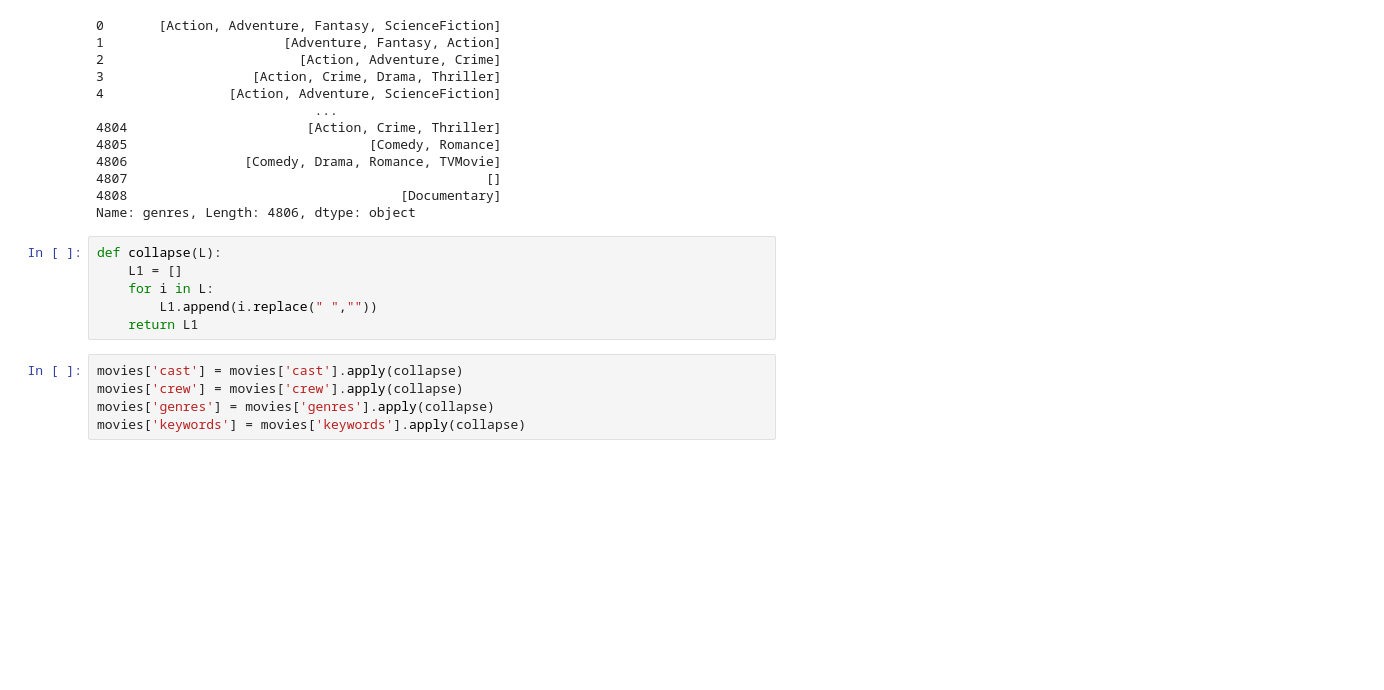
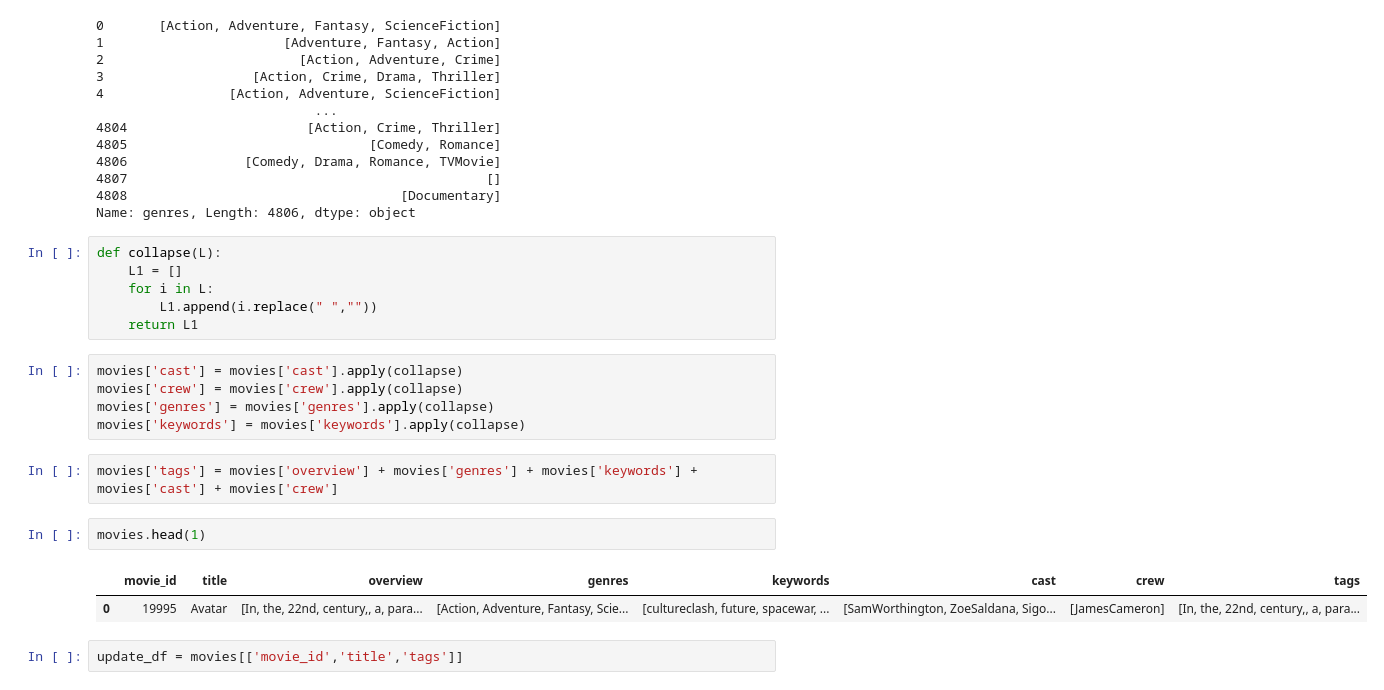
Before and after one commit to antussa2016/datascience_projects, a Jupyter notebook: recomendent_system.ipynb, the cells around one changed output. Drawn from its saved outputs; the diff is of its cells as text; blank space fills up the shorter version.

```diff
--- a/recomendent_system.ipynb
+++ b/recomendent_system.ipynb
@@ -168,3 +168,12 @@ movies['cast'] = movies['cast'].apply(collapse)
 movies['crew'] = movies['crew'].apply(collapse)
 movies['genres'] = movies['genres'].apply(collapse)
 movies['keywords'] = movies['keywords'].apply(collapse)
+# %%
+movies['tags'] = movies['overview'] + movies['genres'] + movies['keywords'] + movies['cast'] + movies['crew']
+# %%
+movies.head(1)
+# %% [output]
+|  | movie_id | title | overview | genres | keywords | cast | crew | tags |
+| 0 | 19995 | Avatar | [In, the, 22nd, century,, a, para... | [Action, Adventure, Fantasy, Scie... | [cultureclash, future, spacewar, ... | [SamWorthington, ZoeSaldana, Sigo... | [JamesCameron] | [In, the, 22nd, century,, a, para... |
+# %%
+update_df = movies[['movie_id','title','tags']]
```
Also changed, not shown: parts of 23 cells of this notebook.
